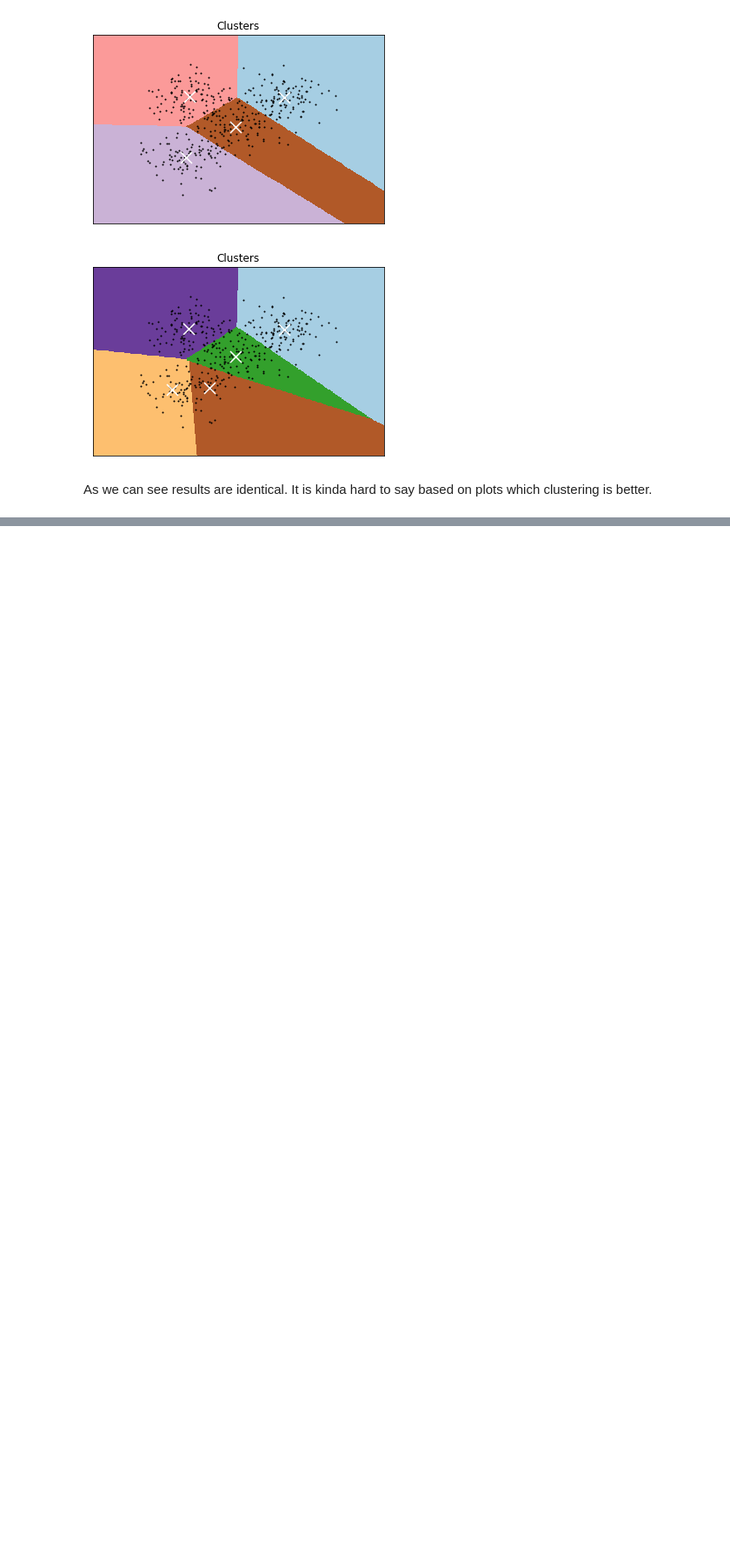
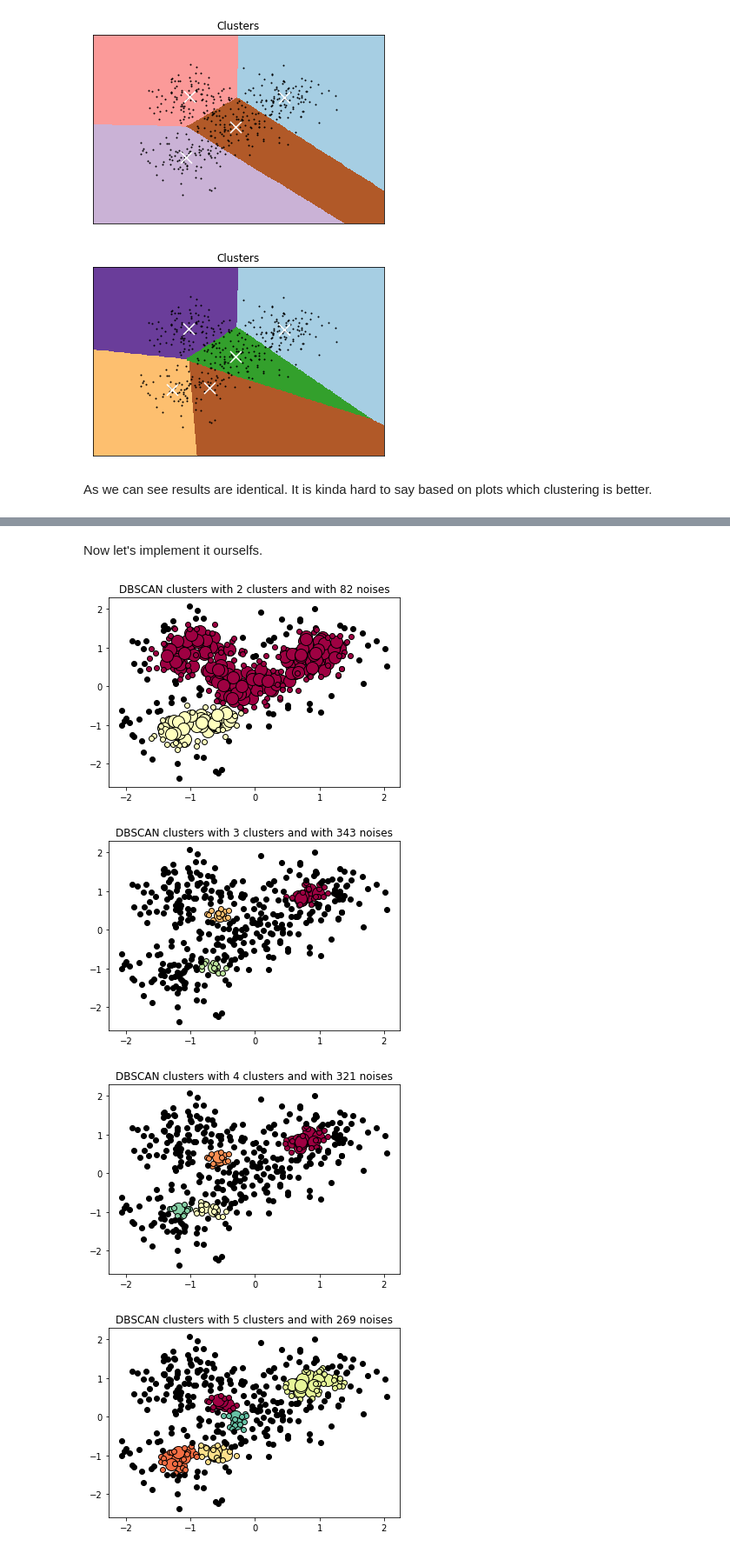
Before and after one commit to RamSaw/MachineLearning, a Jupyter notebook: hw01/hw01.ipynb, the cells around one changed output, grey strips where cells are left out. Shown: that part at 87% size. Drawn from its saved outputs; the diff is of its cells as text; code cells hidden in the pictures; blank space fills up the shorter version.

```diff
--- a/hw01/hw01.ipynb
+++ b/hw01/hw01.ipynb
@@ -356,0 +418,49 @@ As we can see results are identical. It is kinda hard to say based on plots whic
+# %% [markdown]
+Now let's implement it ourselfs.
+# %%
+def get_nearest_in_radious(eps, point_index, X):
+    mask = np.array([np.linalg.norm(X[point_index]-x) for x in X]) <= eps
+    return [i for i in range(mask.shape[0]) if mask[i] == True]
+
+class my_DBSCAN:
+    # min_samples includes point itself
+    def __init__(self, eps, min_samples):
+        self.eps = eps
+        self.min_samples = min_samples
+        self.labels_ = None
+        self.core_sample_indices_ = []
+
+    def fit(self, X):
+        self.labels_ = np.zeros(X.shape[0])
+        C = 0
+        for point_id in range(X.shape[0]):
+            if self.labels_[point_id] != 0:
+                continue
+            neighbors_indices = get_nearest_in_radious(self.eps, point_id, X)
+            if len(neighbors_indices) < self.min_samples:
+                self.labels_[point_id] = -1
+                continue
+            C = C + 1
+            self.core_sample_indices_.append(point_id)
+            self.labels_[point_id] = C
+            S = neighbors_indices
+            S.remove(point_id)
+            for q in S:
+                if self.labels_[q] == -1:
+                    self.labels_[q] = C
+                if self.labels_[q] != 0:
+                    continue
+                self.labels_[q] = C
+                neighbors_indices = get_nearest_in_radious(self.eps, q, X)
+                if len(neighbors_indices) >= self.min_samples:
+                    self.core_sample_indices_.append(q)
+                    N_not_in_S = [i for i in neighbors_indices if i not in S]
+                    S += N_not_in_S
+# %%
+for cluster_param in cluster_params:
+    draw_sklearn_DBSCAN(blobs_X, my_DBSCAN(eps=cluster_param[0], min_samples=cluster_param[1]))
+# %% [output]
+[figure, added]
+[figure, added]
+[figure, added]
+[figure, added]
```
Also changed, not shown: parts of 19 cells of this notebook.
